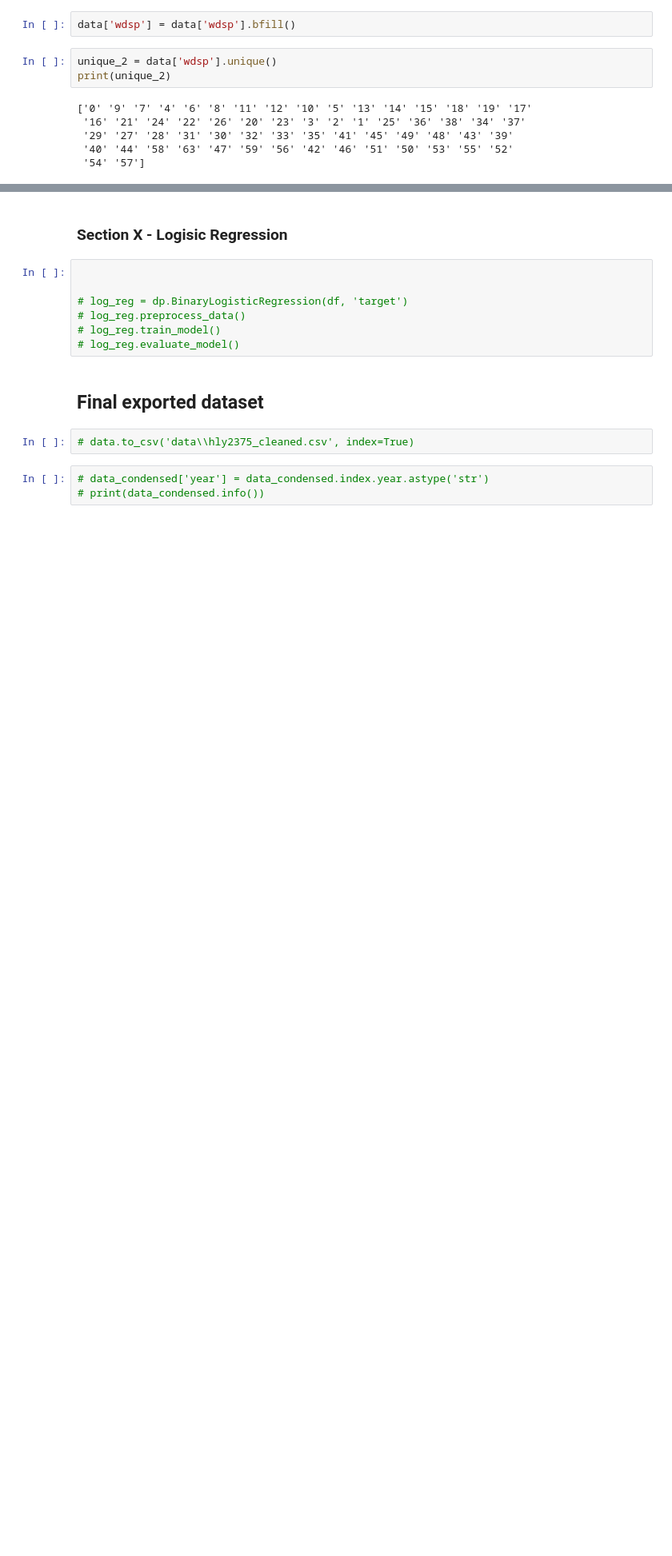
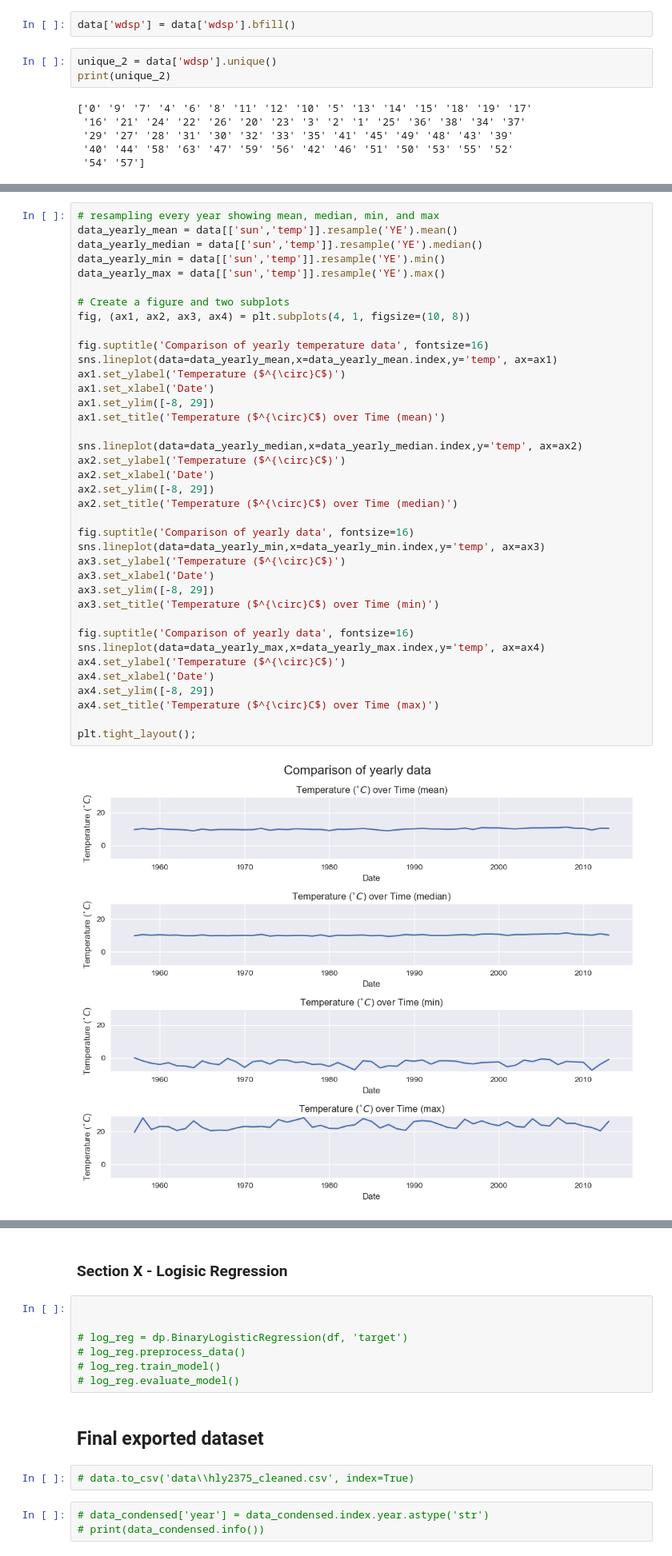
Before and after one commit to EllenMcG/PFDA, a Jupyter notebook: project/project.ipynb, the cells around one changed output, grey strips where cells are left out. Shown at 80% size. Cells and saved outputs as stored; diff of their text form; blank space fills up the shorter version.

```diff
--- a/project/project.ipynb
+++ b/project/project.ipynb
@@ -501,0 +384,40 @@ print(unique_2)
+# %%
+# resampling every year showing mean, median, min, and max
+data_yearly_mean = data[['sun','temp']].resample('YE').mean()
+data_yearly_median = data[['sun','temp']].resample('YE').median()
+data_yearly_min = data[['sun','temp']].resample('YE').min()
+data_yearly_max = data[['sun','temp']].resample('YE').max()
+
+# Create a figure and two subplots
+fig, (ax1, ax2, ax3, ax4) = plt.subplots(4, 1, figsize=(10, 8))
+
+fig.suptitle('Comparison of yearly temperature data', fontsize=16)
+sns.lineplot(data=data_yearly_mean,x=data_yearly_mean.index,y='temp', ax=ax1)
+ax1.set_ylabel('Temperature ($^{\circ}C$)')
+ax1.set_xlabel('Date')
+ax1.set_ylim([-8, 29])
+ax1.set_title('Temperature ($^{\circ}C$) over Time (mean)')
+
+sns.lineplot(data=data_yearly_median,x=data_yearly_median.index,y='temp', ax=ax2)
+ax2.set_ylabel('Temperature ($^{\circ}C$)')
+ax2.set_xlabel('Date')
+ax2.set_ylim([-8, 29])
+ax2.set_title('Temperature ($^{\circ}C$) over Time (median)')
+
+fig.suptitle('Comparison of yearly data', fontsize=16)
+sns.lineplot(data=data_yearly_min,x=data_yearly_min.index,y='temp', ax=ax3)
+ax3.set_ylabel('Temperature ($^{\circ}C$)')
+ax3.set_xlabel('Date')
+ax3.set_ylim([-8, 29])
+ax3.set_title('Temperature ($^{\circ}C$) over Time (min)')
+
+fig.suptitle('Comparison of yearly data', fontsize=16)
+sns.lineplot(data=data_yearly_max,x=data_yearly_max.index,y='temp', ax=ax4)
+ax4.set_ylabel('Temperature ($^{\circ}C$)')
+ax4.set_xlabel('Date')
+ax4.set_ylim([-8, 29])
+ax4.set_title('Temperature ($^{\circ}C$) over Time (max)')
+
+plt.tight_layout();
+# %% [output]
+[figure, added]
```
Also changed, not shown: parts of 59 cells of this notebook, 1 other file.
